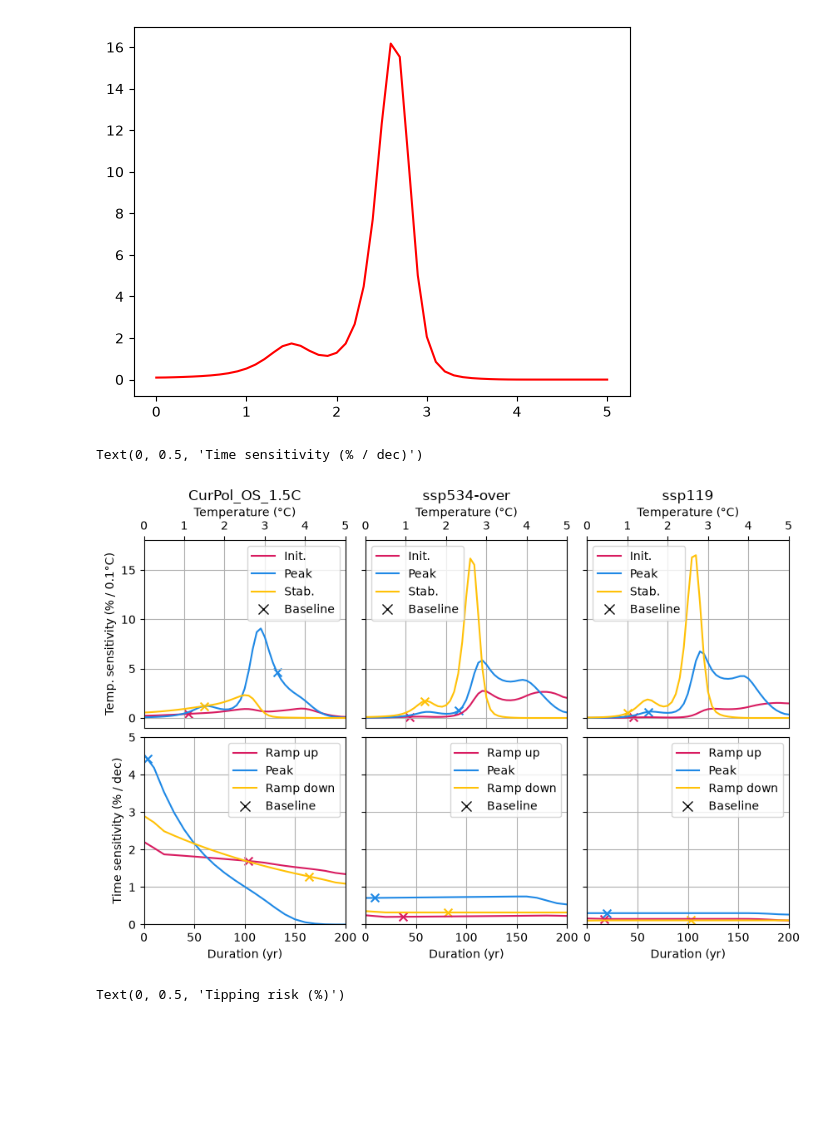
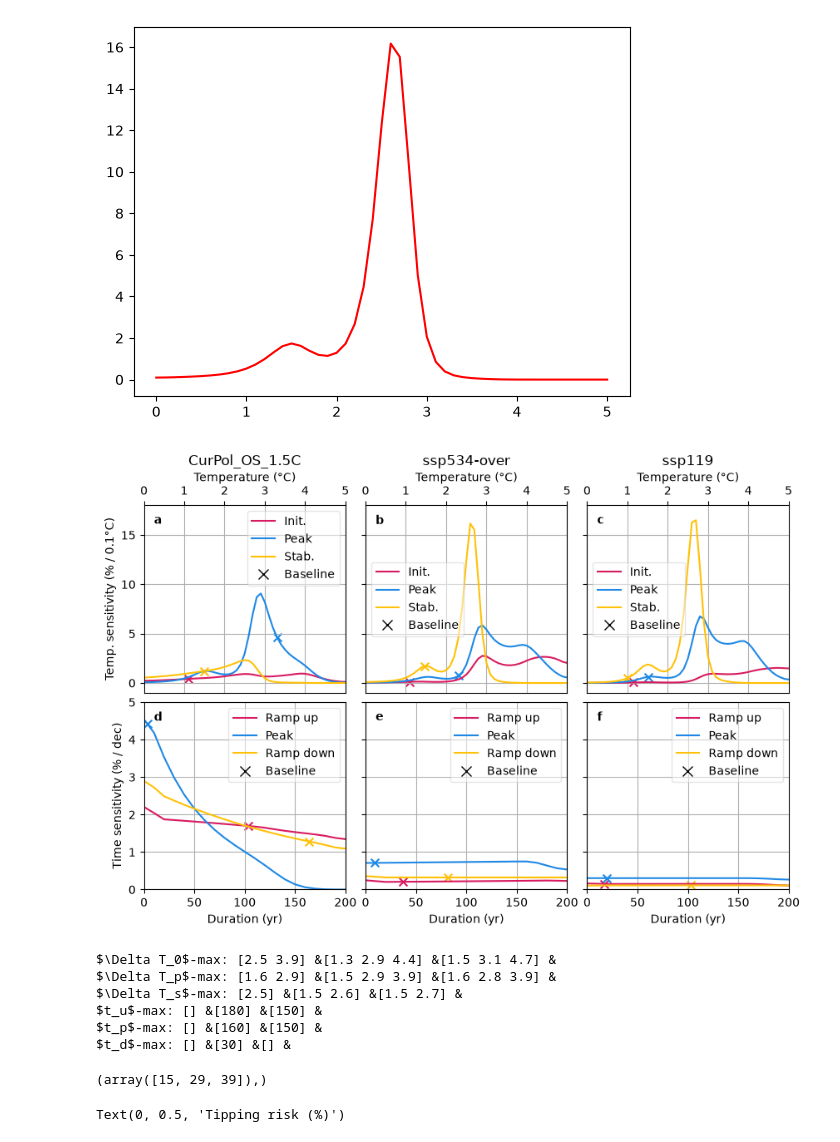
Before and after one commit to JBara97/NMaCh-TP, a Jupyter notebook: Code/Notebooks/Overshoots/1 - OAT sensitivity analysis.ipynb, the cells around one changed output. Cells and saved outputs as stored; diff of their text form; code cells hidden in the pictures; blank space fills up the shorter version.

Commit message:
saved figure for parameter sensitivity (derivatives of tipping risk wrt given parameter)

```diff
--- a/Code/Notebooks/Overshoots/1 - OAT sensitivity analysis.ipynb
+++ b/Code/Notebooks/Overshoots/1 - OAT sensitivity analysis.ipynb
@@ -642,6 +642,8 @@ fig.subplots_adjust(wspace=0.1,hspace=0.05)
 labels = ['Init.', 'Peak', 'Stab.', 'Ramp up', 'Peak', 'Ramp down']
 ylims = [(-1,18),(0,5)]
 colors = ['#D81B60', '#1E88E5', '#FFC107']
+locs = ['best']*6
+locs[1:2] = ['center left']*2
 
 for k,TR in enumerate(TRs):
     axs[0,k].set_title(baselines[k])
@@ -652,33 +654,56 @@ for k,TR in enumerate(TRs):
             conversion = 100*10 # UNITS -> % / decade
         p = popts[k][i]
         grad = conversion*np.gradient(tr.mean(axis=1),pars[i],axis=0)
 
         axs[i//3,k].plot(pars[i], grad,label=labels[i],color=colors[i%3])
         axs[i//3,k].scatter(popts[k][i],np.interp(p,pars[i],grad),marker='x',color=colors[i%3],s=50)
+
+for i,l in enumerate('abcdef'):
+    axs[i//3,i%3].annotate(l, (0.05,0.95), ha='left',va='top',xycoords='axes fraction',weight='bold')
 
 for k in range(3):
     axs[0,k].xaxis.tick_top()
     axs[0,k].xaxis.set_label_position('top')
     axs[0,k].set_xlim(0,5)
     axs[0,k].set_xlabel('Temperature (°C)')
     axs[0,k].set_yticks(np.arange(0,21,5))
     axs[0,k].set_ylim(ylims[0])
 
     axs[1,k].set_xlim(0,200)
     axs[1,k].set_xlabel('Duration (yr)')
     axs[1,k].set_ylim(ylims[1])
     for i in range(2):
         h,l = axs[i,k].get_legend_handles_labels()
         h += [Line2D([], [], color='k', marker='x', linestyle='None',
                           markersize=8, label='Baseline')]
         l += ['Baseline']
-        axs[i,k].legend(h,l)#title=baselines[k])
+        axs[i,k].legend(h,l,loc=locs[i*3+k],framealpha=0.5)#title=baselines[k])
         axs[i,k].grid()
         if k > 0:
             axs[i,k].yaxis.set_tick_params(labelleft=False)
 
 axs[0,0].set_ylabel('Temp. sensitivity (% / 0.1°C)')
 axs[1,0].set_ylabel('Time sensitivity (% / dec)')
+
+fig.savefig('../../../Figures/Overshoots/Submission/OAT_sensitivities.pdf',bbox_inches='tight',
+            dpi=300,format='pdf')
 # %% [output]
-Text(0, 0.5, 'Time sensitivity (% / dec)')
-[figure, old version]
+[figure, new version]
+# %%
+notation = [r'$\Delta T_0$',r'$\Delta T_p$',r'$\Delta T_s$',
+            r'$t_u$',r'$t_p$',r'$t_d$']
+for i in range(6):
+    s = '%s-max: '%notation[i]
+    for k in range(3):
+        local_max = sp.signal.argrelextrema(np.gradient(TRs[k][i].mean(axis=1)), np.greater)
+        s+= '%s &'%str(pars[i][local_max])
+    print(s)
+# print(local_max)
+# print(pars[i][local_max])
+# %% [output]
+$\Delta T_0$-max: [2.5 3.9] &[1.3 2.9 4.4] &[1.5 3.1 4.7] &
+$\Delta T_p$-max: [1.6 2.9] &[1.5 2.9 3.9] &[1.6 2.8 3.9] &
+$\Delta T_s$-max: [2.5] &[1.5 2.6] &[1.5 2.7] &
+$t_u$-max: [] &[180] &[150] &
+$t_p$-max: [] &[160] &[150] &
+$t_d$-max: [] &[30] &[] &
@@ -685,3 +715,7 @@ Text(0, 0.5, 'Time sensitivity (% / dec)')
+# %%
+local_max
+# %% [output]
+(array([15, 29, 39]),)
 # %%
 fig,axs=plt.subplots(nrows=2,ncols=3,figsize=(10,6),sharey=True)
 fig.subplots_adjust(wspace=0.1,hspace=0.05)
```
Also changed, not shown: parts of 1 cell of this notebook, 3 other files.
